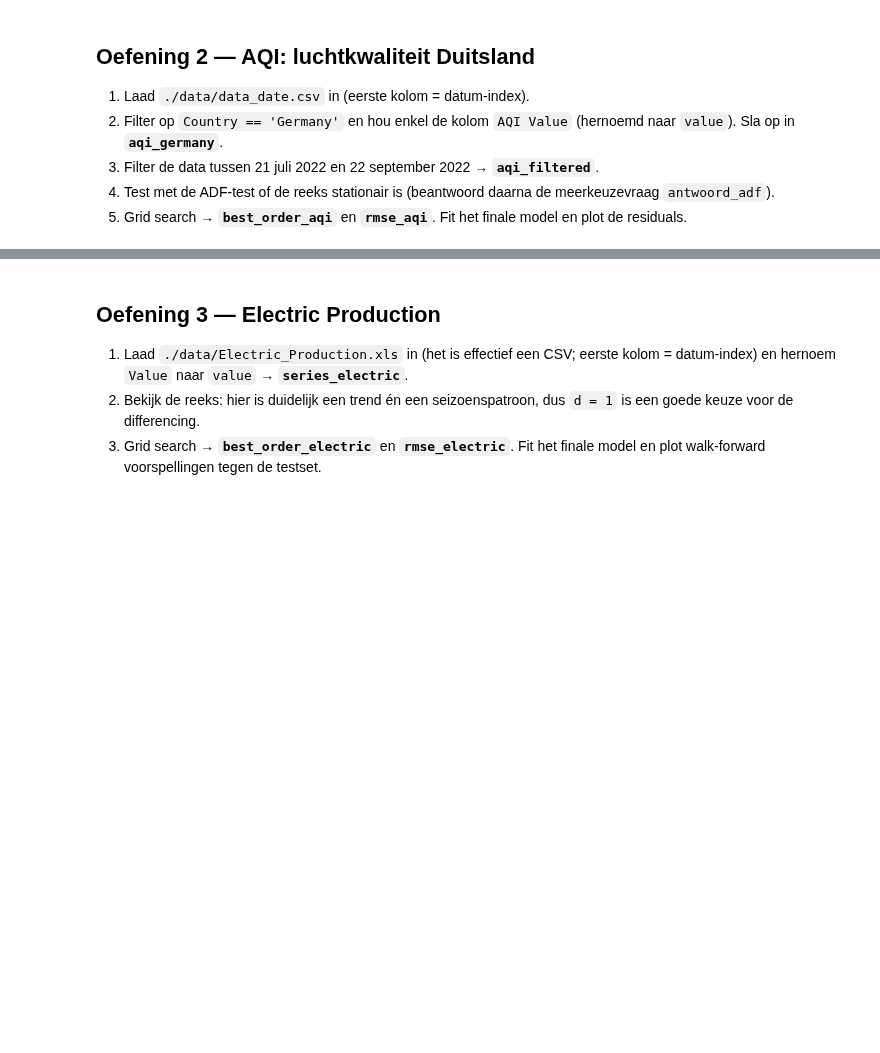
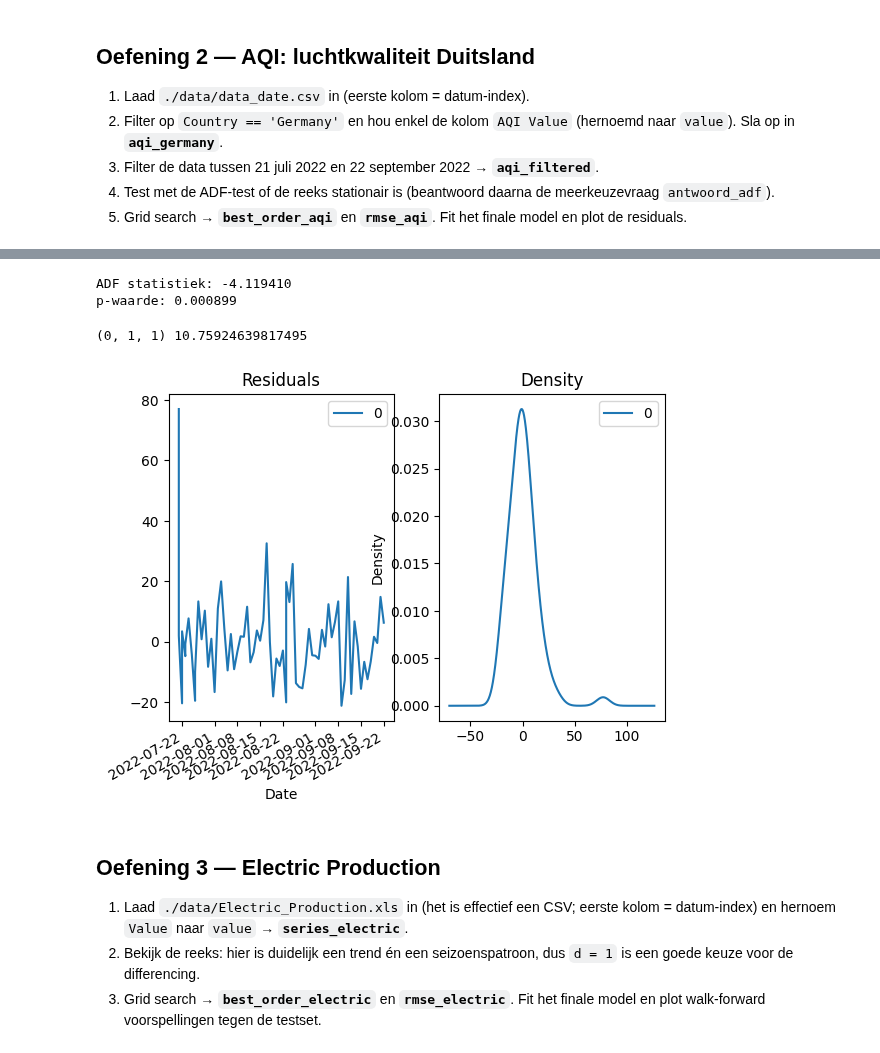
Before and after one commit to tijsleyssens1/ML-Algo-student, a Jupyter notebook: exercises_with_checks/week04/arima_checkpoint_opgave.ipynb, the cells around one changed output, grey strips where cells are left out. Saved outputs shown, nothing was run; the diff lists cells and outputs as text; code cells hidden in the pictures; blank space fills up the shorter version.

```diff
--- a/exercises_with_checks/week04/arima_checkpoint_opgave.ipynb
+++ b/exercises_with_checks/week04/arima_checkpoint_opgave.ipynb
@@ -91,3 +160,6 @@ q_values = [0, 1]
    plot de residuals.
 # %%
 # TODO: vul hier je oplossing in (zie opdracht hierboven)
+# 1
+df = pd.read_csv("data/data_date.csv", header=0, index_col=0, parse_dates=[0])
+df
@@ -93,0 +181,5 @@ q_values = [0, 1]
+# %%
+# 2
+aqi_germany = df[df["Country"] == "Germany"][["AQI Value"]]
+aqi_germany = aqi_germany.rename(columns={"AQI Value": "value"})
+aqi_germany
@@ -93,0 +201,3 @@ q_values = [0, 1]
+# %%
+aqi_filtered = aqi_germany.loc["2022-7-21":"2022-9-22"]
+aqi_filtered
@@ -94,3 +219,26 @@ q_values = [0, 1]
+# %%
+# 4
+result = adfuller(aqi_filtered.value.dropna()) #The null hypothese van de ADF test is dat de time series niet-stationair is.
+print('ADF statistiek: %f' % result[0])
+print('p-waarde: %f' % result[1])
+# %% [output]
+ADF statistiek: -4.119410
+p-waarde: 0.000899
+# %%
+best_order_aqi, rmse_aqi = grid_search_arima(aqi_filtered["value"], p_values, d_values, q_values)
+print(best_order_aqi, rmse_aqi)
+# %% [output]
+(0, 1, 1) 10.75924639817495
+# %%
+model = ARIMA(aqi_filtered["value"], order=best_order_aqi)
+model_fit = model.fit()
+residuals = pd.DataFrame(model_fit.resid)
+fig, ax = plt.subplots(1,2)
+residuals.plot(title="Residuals", ax=ax[0])
+residuals.plot(kind='kde', title='Density', ax=ax[1])
+plt.show()
+# %% [output]
+[figure, added]
 # %% [markdown]
 ## Oefening 3 — Electric Production
 
```
Also changed, not shown: parts of 11 cells of this notebook.
